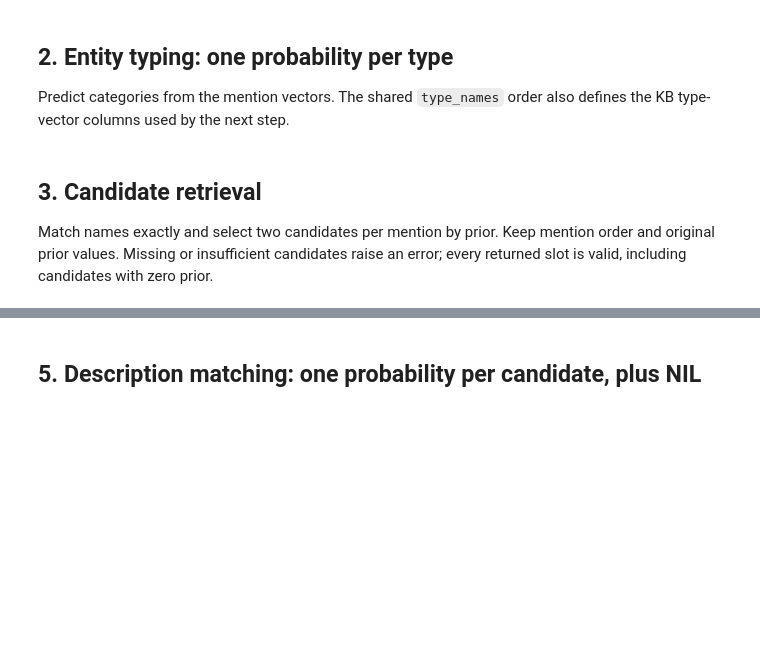
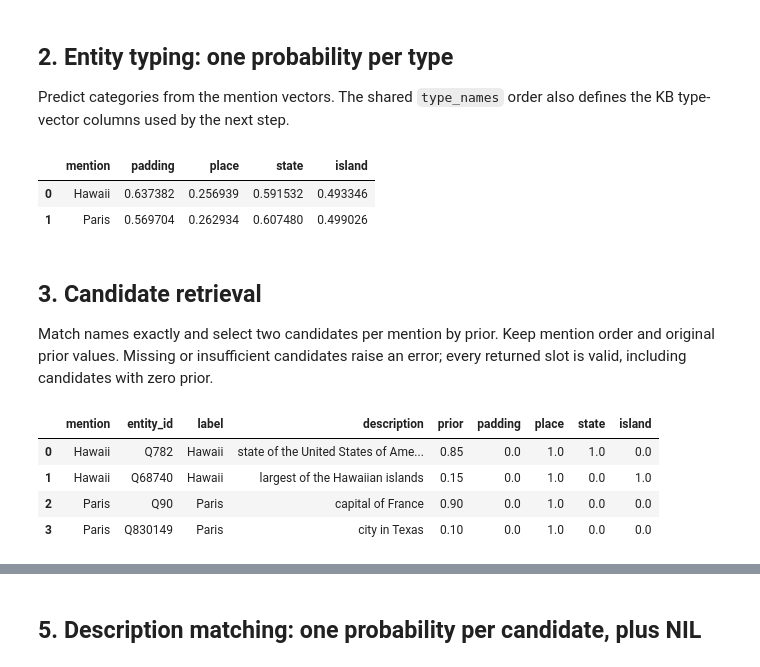
Before and after one commit to WeerayutBu/learning-llm-components, a Jupyter notebook: inf_entity_linking/models.ipynb, the cells around one changed output, grey strips where cells are left out. Cells and saved outputs as stored; diff of their text form; code cells hidden in the pictures; blank space fills up the shorter version.

```diff
--- a/inf_entity_linking/models.ipynb
+++ b/inf_entity_linking/models.ipynb
@@ -129,44 +137,49 @@ display(mention_table.iloc[:, :11])
 
 Predict categories from the mention vectors. The shared `type_names` order also defines the KB type-vector columns used by the next step.
 # %%
-type_names = ["place", "state", "island"]
+# Upstream reserves type index 0 for padding.
+type_names = ["padding", "place", "state", "island"]
+
 
 class EntityTyping(nn.Module):
-    """Mention vectors -> independent probabilities for each type."""
-    def __init__(self, num_types, hidden_size=8):
+    def __init__(self, num_classes, encoder_hidden_size):
         super().__init__()
-        self.classifier = nn.Linear(hidden_size, num_types)
+        self.linear = nn.Linear(encoder_hidden_size, num_classes)
+        self.apply(init_weights)
 
-    def forward(self, mention_vectors):
-        return self.classifier(mention_vectors).sigmoid()
+    def forward(self, mention_embeddings, span_classes=None):
+        logits = self.linear(mention_embeddings)
+        loss = None if span_classes is None else F.binary_cross_entropy_with_logits(logits, span_classes)
+        return loss, logits.sigmoid()
 
-entity_typing = EntityTyping(num_types=len(type_names), hidden_size=mention_vectors.shape[-1]).eval()
 
+entity_typing = EntityTyping(len(type_names), config.hidden_size).eval()
 with torch.no_grad():
-    type_probabilities = entity_typing(mention_vectors)
-
-type_table = pd.DataFrame(type_probabilities.detach().numpy(), columns=type_names)
+    _, type_probabilities = entity_typing(mention_vectors)
+type_table = pd.DataFrame(type_probabilities.numpy(), columns=type_names)
 type_table.insert(0, "mention", mention_texts)
 display(type_table)
+# %% [output]
+|  | mention | padding | place | state | island |
+| 0 | Hawaii | 0.637382 | 0.256939 | 0.591532 | 0.493346 |
+| 1 | Paris | 0.569704 | 0.262934 | 0.607480 | 0.499026 |
 # %% [markdown]
 ## 3. Candidate retrieval
 
 Match names exactly and select two candidates per mention by prior. Keep mention order and original prior values. Missing or insufficient candidates raise an error; every returned slot is valid, including candidates with zero prior.
 # %%
-# Each row is a possible entity for a stored name/alias.
-# Priors are invented preferences, not measurements or model predictions.
-kb = pd.DataFrame({
-    "mention": ["Hawaii", "Hawaii", "Paris", "Paris"],
-    "entity_id": ["Q782", "Q68740", "Q90", "Q830149"],
-    "label": ["Hawaii", "Hawaii", "Paris", "Paris"],
-    "description": ["state of the United States of America", "largest of the Hawaiian islands",
-                    "capital of France", "city in Texas"],
-    "prior": [0.85, 0.15, 0.90, 0.10],
-    "place": [1., 1., 1., 1.],
-    "state": [1., 0., 0., 0.],
-    "island": [0., 1., 0., 0.],
-})
+from pathlib import Path
+
+# Mock candidates with invented priors; supports running from the module or repo root.
+module_dir = Path.cwd() if (Path.cwd() / "models.ipynb").is_file() else Path.cwd() / "inf_entity_linking"
+kb = pd.read_csv(module_dir / "assets/kb.csv")
 display(kb)
+# %% [output]
+|  | mention | entity_id | label | description | prior | padding | place | state | island |
+| 0 | Hawaii | Q782 | Hawaii | state of the United States of Ame... | 0.85 | 0.0 | 1.0 | 1.0 | 0.0 |
+| 1 | Hawaii | Q68740 | Hawaii | largest of the Hawaiian islands | 0.15 | 0.0 | 1.0 | 0.0 | 1.0 |
+| 2 | Paris | Q90 | Paris | capital of France | 0.90 | 0.0 | 1.0 | 0.0 | 0.0 |
+| 3 | Paris | Q830149 | Paris | city in Texas | 0.10 | 0.0 | 1.0 | 0.0 | 0.0 |
 # %%
 class CandidateRetriever:
     """Retrieve the highest-prior candidates for each mention, preserving mention order."""
```
Also changed, not shown: parts of 13 cells of this notebook, 4 other files.
